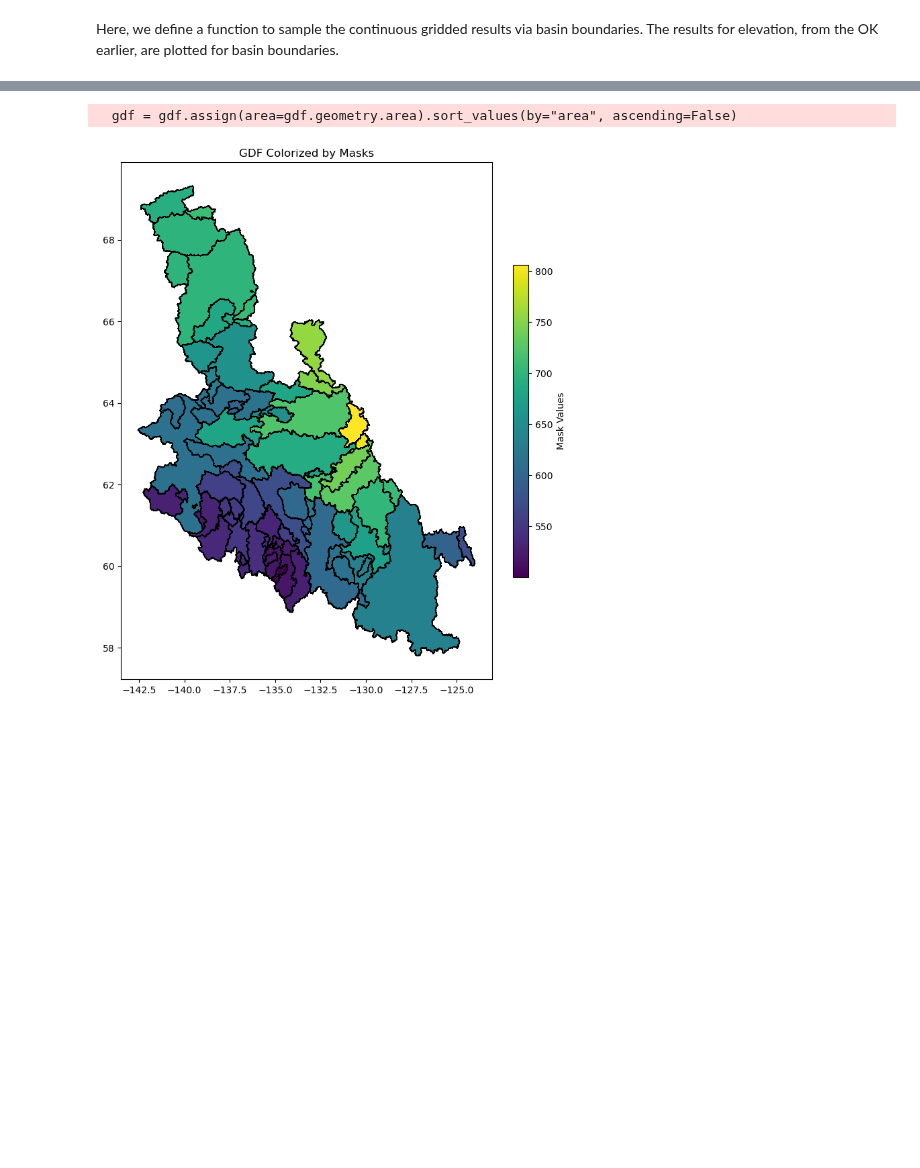
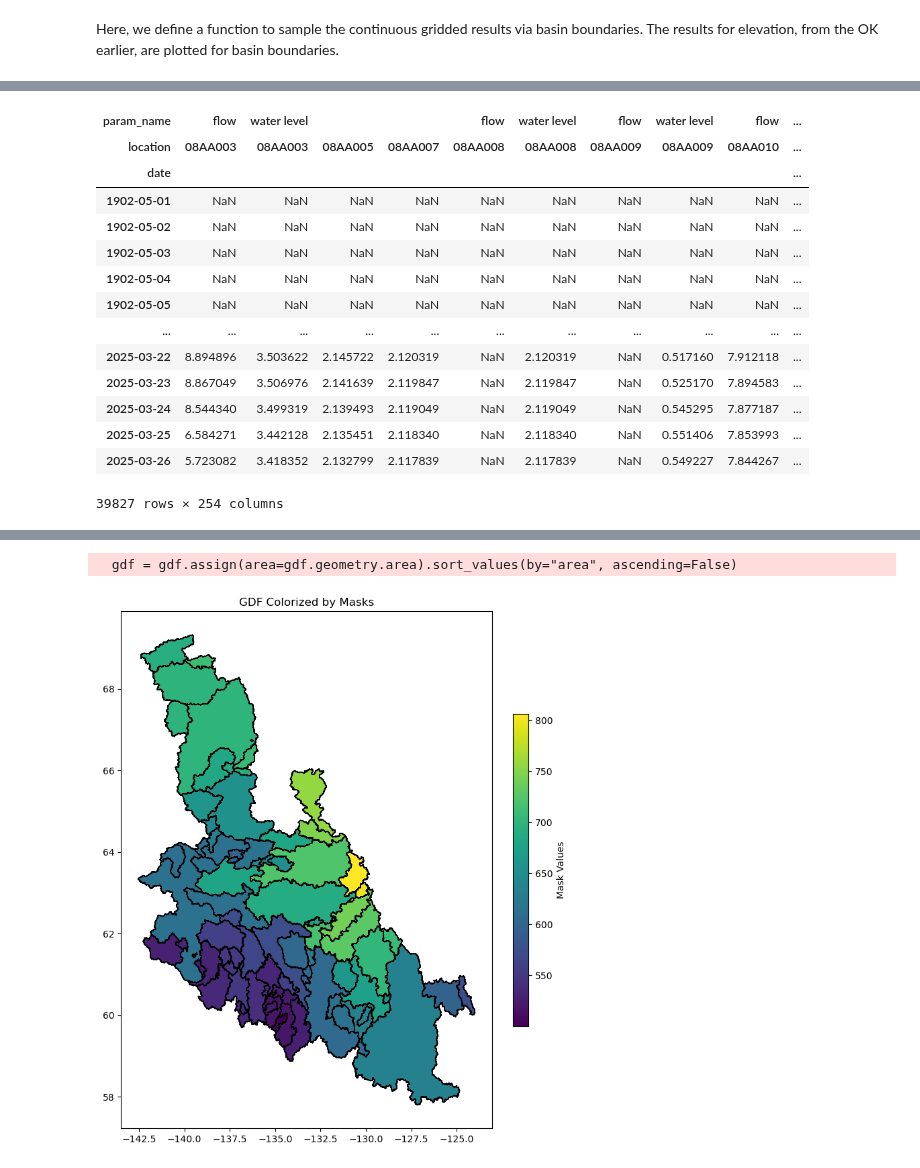
Before and after one commit to YukonWRB/YGwater, a Jupyter notebook: dev/freshet_forecasting/main.ipynb, the cells around one changed output, grey strips where cells are left out. Cells and saved outputs as stored; diff of their text form; code cells hidden in the pictures; blank space fills up the shorter version.

```diff
--- a/dev/freshet_forecasting/main.ipynb
+++ b/dev/freshet_forecasting/main.ipynb
@@ -173,0 +220,75 @@ Here, we define a function to sample the continuous gridded results via basin bo
+# %%
+# Create a database engine
+engine = create_engine(db_url)
+
+gdf = {}
+res = []
+polys = []
+
+
+stations = basins.index.to_list()
+
+def list_to_sql_string(lst):
+    return ", ".join([f"'{item}'" for item in lst])
+
+
+with engine.connect() as connection:
+    res = connection.execute(text(f"SELECT timeseries_id, parameter_id, location FROM timeseries WHERE location IN ({list_to_sql_string(stations)});"))
+
+timeseries_df = pd.DataFrame(data=res.fetchall(), columns=res.keys())
+timeseries_df.set_index(timeseries_df.columns[0], inplace=True)
+parameter_ids = timeseries_df["parameter_id"]
+timeseries_ids = timeseries_df.index.tolist()
+
+
+with engine.connect() as connection:
+    res = connection.execute(text(f"SELECT parameter_id, param_name FROM parameters WHERE parameter_id IN ({list_to_sql_string(parameter_ids)});"))
+
+
+param_df = pd.DataFrame(data=res.fetchall(), columns=res.keys())
+param_df.set_index(param_df.columns[0], inplace=True)
+param_df = param_df["param_name"].to_dict()
+
+timeseries_df["param_name"] = timeseries_df["parameter_id"].map(param_df)
+
+with engine.connect() as connection:
+    res = connection.execute(text(f"SELECT date, timeseries_id, value FROM measurements_calculated_daily WHERE timeseries_id IN ({list_to_sql_string(timeseries_ids)});"))
+
+
+df = pd.DataFrame(data=res.fetchall(), columns=res.keys())
+df.set_index(df.columns[0], inplace=True)
+df.index = pd.to_datetime(df.index)
+df["value"] = df["value"].astype(float)
+
+# Group the DataFrame by 'timeseries_id' and pivot to create columns for each timeseries_id
+df_grouped = df.pivot_table(index=df.index, columns='timeseries_id', values='value')
+
+# Rename the columns to include 'timeseries_' prefix for clarity
+#df_grouped.columns = [f"timeseries_{col}" for col in df_grouped.columns]
+
+
+# Set the columns as a MultiIndex with 'param_name' and 'location'
+df_grouped.columns = pd.MultiIndex.from_tuples(
+    [(timeseries_df.loc[col, 'param_name'], timeseries_df.loc[col, 'location']) for col in df_grouped.columns],
+    names=['param_name', 'location']
+)
+# Reset the index to make the DataFrame easier to work with
+
+
+df_grouped
+# %% [output]
+| param_name | flow | water level |  |  | flow | water level | flow | water level | flow | ... |
+| location | 08AA003 | 08AA003 | 08AA005 | 08AA007 | 08AA008 | 08AA008 | 08AA009 | 08AA009 | 08AA010 | ... |
+| date |  |  |  |  |  |  |  |  |  | ... |
+| 1902-05-01 | NaN | NaN | NaN | NaN | NaN | NaN | NaN | NaN | NaN | ... |
+| 1902-05-02 | NaN | NaN | NaN | NaN | NaN | NaN | NaN | NaN | NaN | ... |
+| 1902-05-03 | NaN | NaN | NaN | NaN | NaN | NaN | NaN | NaN | NaN | ... |
+| 1902-05-04 | NaN | NaN | NaN | NaN | NaN | NaN | NaN | NaN | NaN | ... |
+| 1902-05-05 | NaN | NaN | NaN | NaN | NaN | NaN | NaN | NaN | NaN | ... |
+| ... | ... | ... | ... | ... | ... | ... | ... | ... | ... | ... |
+| 2025-03-22 | 8.894896 | 3.503622 | 2.145722 | 2.120319 | NaN | 2.120319 | NaN | 0.517160 | 7.912118 | ... |
+| 2025-03-23 | 8.867049 | 3.506976 | 2.141639 | 2.119847 | NaN | 2.119847 | NaN | 0.525170 | 7.894583 | ... |
+| 2025-03-24 | 8.544340 | 3.499319 | 2.139493 | 2.119049 | NaN | 2.119049 | NaN | 0.545295 | 7.877187 | ... |
+| 2025-03-25 | 6.584271 | 3.442128 | 2.135451 | 2.118340 | NaN | 2.118340 | NaN | 0.551406 | 7.853993 | ... |
+| 2025-03-26 | 5.723082 | 3.418352 | 2.132799 | 2.117839 | NaN | 2.117839 | NaN | 0.549227 | 7.844267 | ... |
+39827 rows × 254 columns
```
Also changed, not shown: parts of 7 cells of this notebook, 19 other files.
